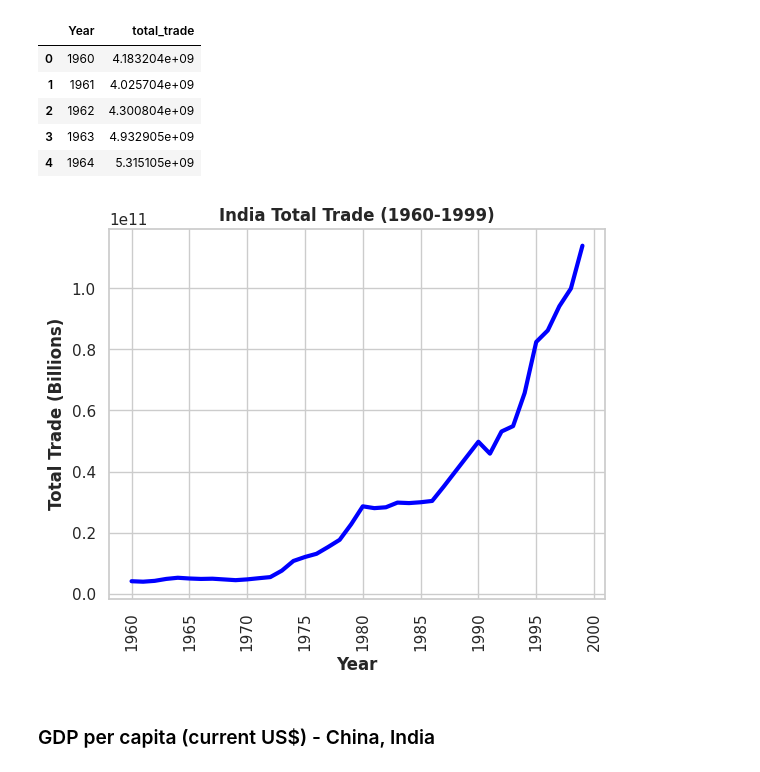
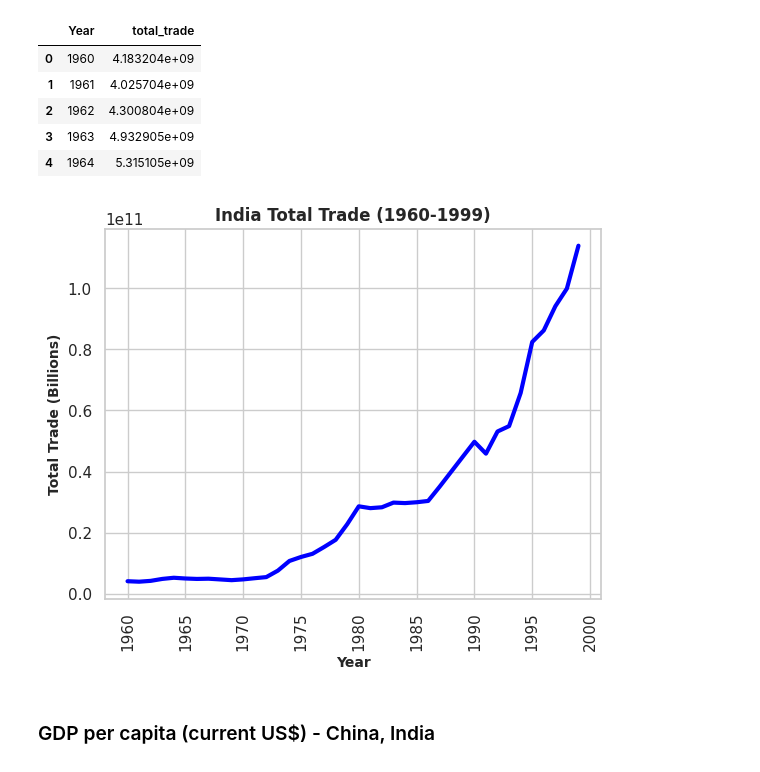
Before and after one commit to yashshahi/India_trade-1960-1999-, a Jupyter notebook: potential_gdp.ipynb, the cells around one changed output. Cells and saved outputs as stored; diff of their text form; code cells hidden in the pictures.

```diff
--- a/potential_gdp.ipynb
+++ b/potential_gdp.ipynb
@@ -201,20 +195,20 @@ IND_total_trade.head()
 # %%
 
 sns.set_theme(style='whitegrid')
 plt.Figure(figsize=(12,6))
 sns.lineplot(x='Year',y='total_trade',data=IND_total_trade,markers='o',linewidth=3,color='blue')
 
 #rotating the x Labels 90 degrees
 plt.xticks(rotation=90)
-plt.xlabel('Year', fontweight='bold', fontsize=12)
-plt.ylabel('Total Trade (Billions)', fontweight='bold', fontsize=12)
+plt.xlabel('Year', fontweight='bold', fontsize=10)
+plt.ylabel('Total Trade (Billions)', fontweight='bold', fontsize=10)
 plt.title('India Total Trade (1960-1999)',fontweight='bold')
 
 plt.savefig('India_total_trade.png', dpi=300, bbox_inches='tight')
 
 plt.show()
 # %% [output]
-[figure, old version]
+[figure, new version]
 # %% [markdown]
 ### GDP per capita (current US$) - China, India
 # %%
```
Also changed, not shown: parts of 7 cells of this notebook.
